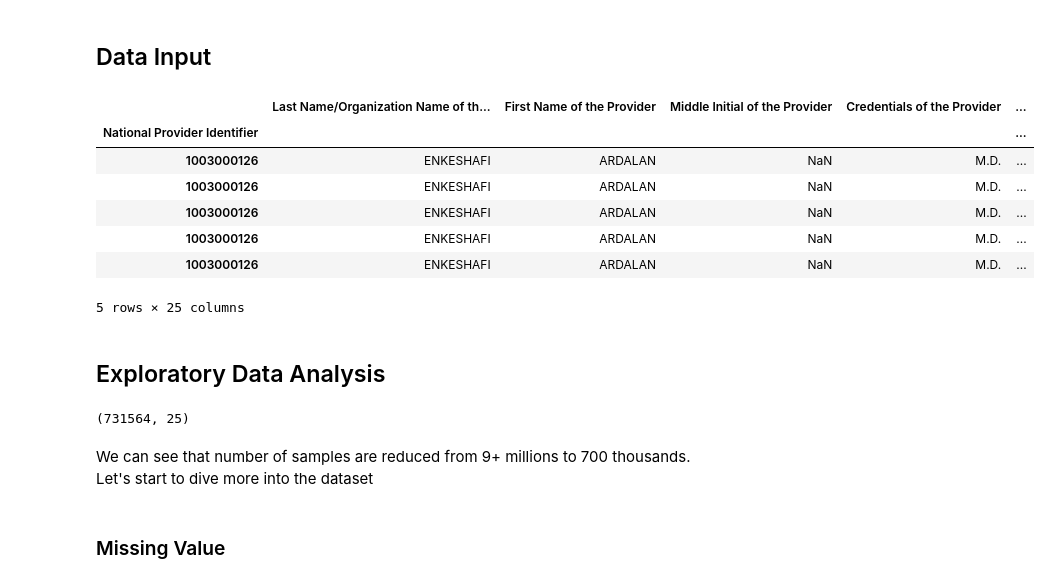
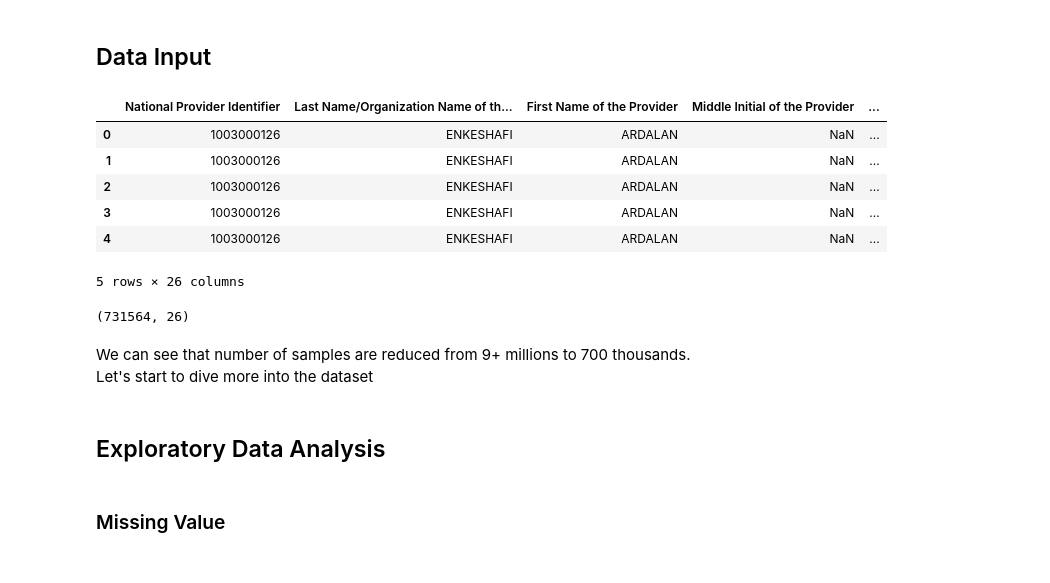
Before and after one commit to chvbs2000/SpringBoard, a Jupyter notebook: Capstone_Project1/analysis.ipynb, the cells around one changed output. Saved outputs shown, nothing was run; the diff lists cells and outputs as text; code cells hidden in the pictures.

```diff
--- a/Capstone_Project1/analysis.ipynb
+++ b/Capstone_Project1/analysis.ipynb
@@ -7,27 +7,26 @@ import pandas as pd
 import matplotlib.pyplot as plt
 import numpy as np
 # %%
-data = pd.read_csv("medical_insurance.csv", index_col = 'National Provider Identifier')
+data = pd.read_csv("medical_insurance.csv")
 data.head()
 # %% [output]
-|  | Last Name/Organization Name of th... | First Name of the Provider | Middle Initial of the Provider | Credentials of the Provider | ... |
-| National Provider Identifier |  |  |  |  | ... |
-| 1003000126 | ENKESHAFI | ARDALAN | NaN | M.D. | ... |
-| 1003000126 | ENKESHAFI | ARDALAN | NaN | M.D. | ... |
-| 1003000126 | ENKESHAFI | ARDALAN | NaN | M.D. | ... |
-| 1003000126 | ENKESHAFI | ARDALAN | NaN | M.D. | ... |
-| 1003000126 | ENKESHAFI | ARDALAN | NaN | M.D. | ... |
+|  | National Provider Identifier | Last Name/Organization Name of th... | First Name of the Provider | Middle Initial of the Provider | ... |
+| 0 | 1003000126 | ENKESHAFI | ARDALAN | NaN | ... |
+| 1 | 1003000126 | ENKESHAFI | ARDALAN | NaN | ... |
+| 2 | 1003000126 | ENKESHAFI | ARDALAN | NaN | ... |
+| 3 | 1003000126 | ENKESHAFI | ARDALAN | NaN | ... |
+| 4 | 1003000126 | ENKESHAFI | ARDALAN | NaN | ... |
-5 rows × 25 columns
+5 rows × 26 columns
-# %% [markdown]
-## Exploratory Data Analysis
 # %%
 # subset dataset to only Californa data
 data_ca = data.loc[data['State Code of the Provider']=='CA']
 display(data_ca.shape)
 # %% [output]
-(731564, 25)
+(731564, 26)
 # %% [markdown]
 We can see that number of samples are reduced from 9+ millions to 700 thousands. Let's start to dive more into the dataset
+# %% [markdown]
+## Exploratory Data Analysis
 # %% [markdown]
 ### Missing Value
 # %% [markdown]
```
Also changed, not shown: parts of 41 cells of this notebook.
